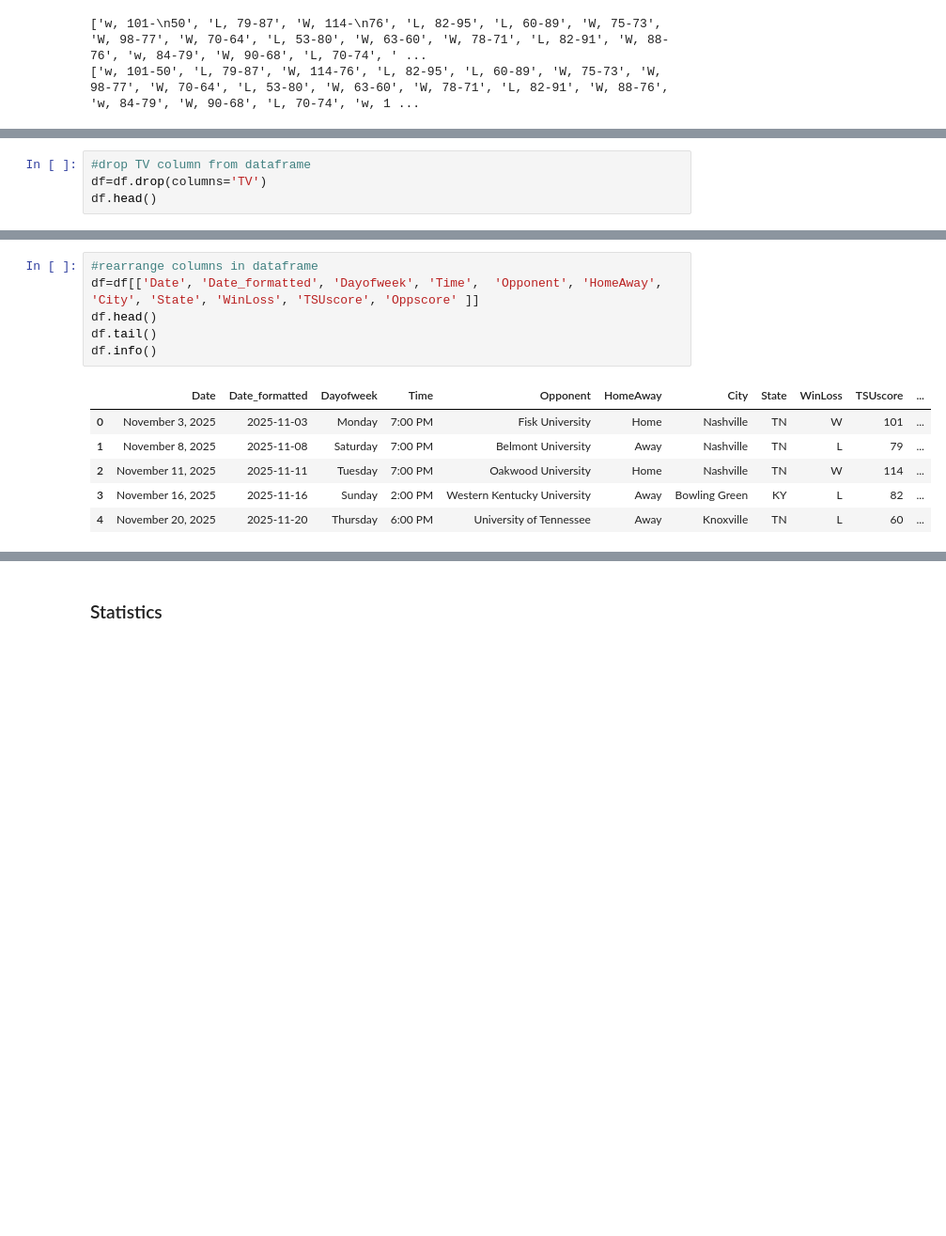
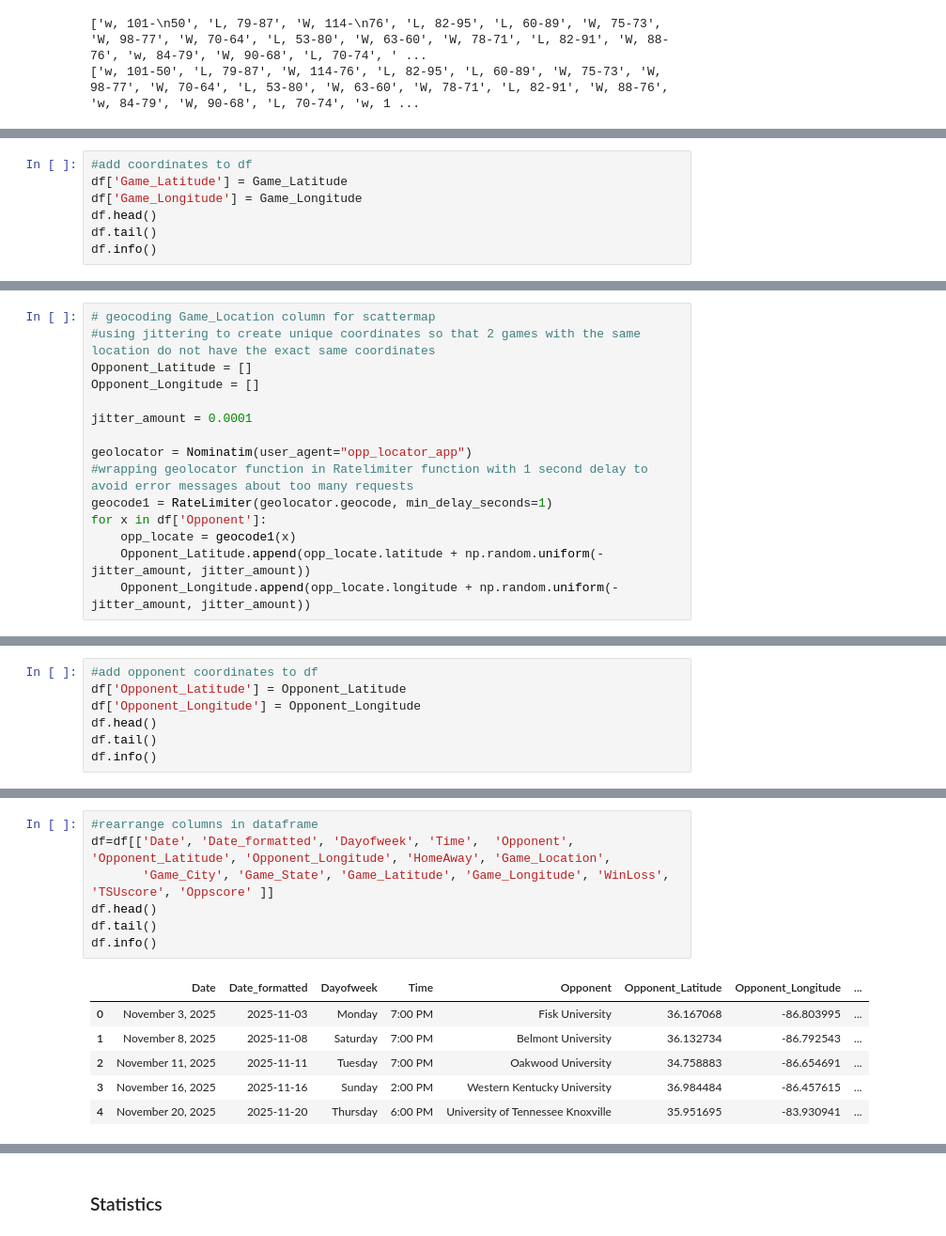
Before and after one commit to e-harrell/TSUBasketball, a Jupyter notebook: initial code.ipynb, the cells around one changed output, grey strips where cells are left out. Shown at 94% size. Drawn from its saved outputs; the diff is of its cells as text; blank space fills up the shorter version.

Commit message:
included code to create Game_Location & use it for geocoding and moved geocoding code out of Statistics section & created code to geocode Opponent locations

```diff
--- a/initial code.ipynb
+++ b/initial code.ipynb
@@ -706,4 +547,0 @@ memory usage: 5.9 KB
-# %%
-#drop TV column from dataframe
-df=df.drop(columns='TV')
-df.head()
@@ -738,0 +569,7 @@ memory usage: 5.5 KB
+# %%
+#add coordinates to df
+df['Game_Latitude'] = Game_Latitude
+df['Game_Longitude'] = Game_Longitude
+df.head()
+df.tail()
+df.info()
@@ -738,0 +606,15 @@ memory usage: 5.5 KB
+# %%
+# geocoding Game_Location column for scattermap
+#using jittering to create unique coordinates so that 2 games with the same location do not have the exact same coordinates
+Opponent_Latitude = []
+Opponent_Longitude = []
+
+jitter_amount = 0.0001
+
+geolocator = Nominatim(user_agent="opp_locator_app")
+#wrapping geolocator function in Ratelimiter function with 1 second delay to avoid error messages about too many requests
+geocode1 = RateLimiter(geolocator.geocode, min_delay_seconds=1)
+for x in df['Opponent']:
+	opp_locate = geocode1(x)
+	Opponent_Latitude.append(opp_locate.latitude + np.random.uniform(-jitter_amount, jitter_amount))
+	Opponent_Longitude.append(opp_locate.longitude + np.random.uniform(-jitter_amount, jitter_amount))
@@ -738,0 +628,7 @@ memory usage: 5.5 KB
+# %%
+#add opponent coordinates to df
+df['Opponent_Latitude'] = Opponent_Latitude
+df['Opponent_Longitude'] = Opponent_Longitude
+df.head()
+df.tail()
+df.info()
@@ -739,13 +665,14 @@ memory usage: 5.5 KB
 # %%
 #rearrange columns in dataframe
-df=df[['Date', 'Date_formatted', 'Dayofweek', 'Time',  'Opponent', 'HomeAway', 'City', 'State', 'WinLoss', 'TSUscore', 'Oppscore' ]]
+df=df[['Date', 'Date_formatted', 'Dayofweek', 'Time',  'Opponent', 'Opponent_Latitude', 'Opponent_Longitude', 'HomeAway', 'Game_Location',
+       'Game_City', 'Game_State', 'Game_Latitude', 'Game_Longitude', 'WinLoss', 'TSUscore', 'Oppscore' ]]
 df.head()
 df.tail()
 df.info()
 # %% [output]
-|  | Date | Date_formatted | Dayofweek | Time | Opponent | HomeAway | City | State | WinLoss | TSUscore | ... |
-| 0 | November 3, 2025 | 2025-11-03 | Monday | 7:00 PM | Fisk University | Home | Nashville | TN | W | 101 | ... |
-| 1 | November 8, 2025 | 2025-11-08 | Saturday | 7:00 PM | Belmont University | Away | Nashville | TN | L | 79 | ... |
-| 2 | November 11, 2025 | 2025-11-11 | Tuesday | 7:00 PM | Oakwood University | Home | Nashville | TN | W | 114 | ... |
-| 3 | November 16, 2025 | 2025-11-16 | Sunday | 2:00 PM | Western Kentucky University | Away | Bowling Green | KY | L | 82 | ... |
-| 4 | November 20, 2025 | 2025-11-20 | Thursday | 6:00 PM | University of Tennessee | Away | Knoxville | TN | L | 60 | ... |
+|  | Date | Date_formatted | Dayofweek | Time | Opponent | Opponent_Latitude | Opponent_Longitude | ... |
+| 0 | November 3, 2025 | 2025-11-03 | Monday | 7:00 PM | Fisk University | 36.167068 | -86.803995 | ... |
+| 1 | November 8, 2025 | 2025-11-08 | Saturday | 7:00 PM | Belmont University | 36.132734 | -86.792543 | ... |
+| 2 | November 11, 2025 | 2025-11-11 | Tuesday | 7:00 PM | Oakwood University | 34.758883 | -86.654691 | ... |
+| 3 | November 16, 2025 | 2025-11-16 | Sunday | 2:00 PM | Western Kentucky University | 36.984484 | -86.457615 | ... |
+| 4 | November 20, 2025 | 2025-11-20 | Thursday | 6:00 PM | University of Tennessee Knoxville | 35.951695 | -83.930941 | ... |
```
Also changed, not shown: parts of 79 cells of this notebook.
